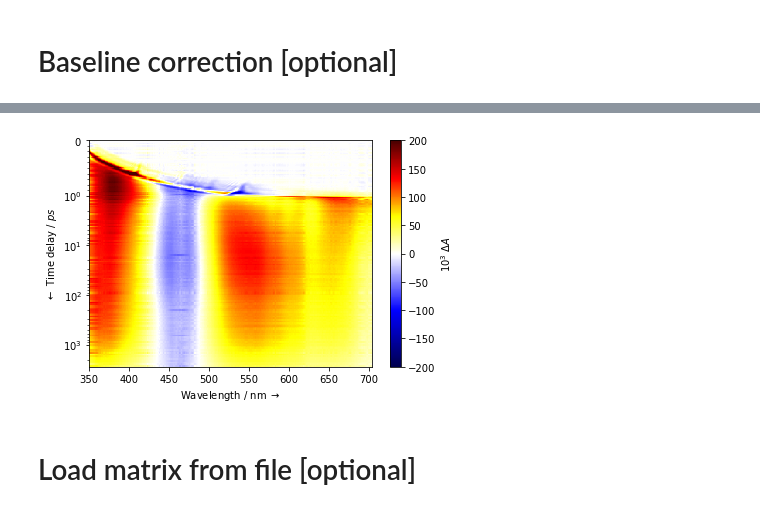
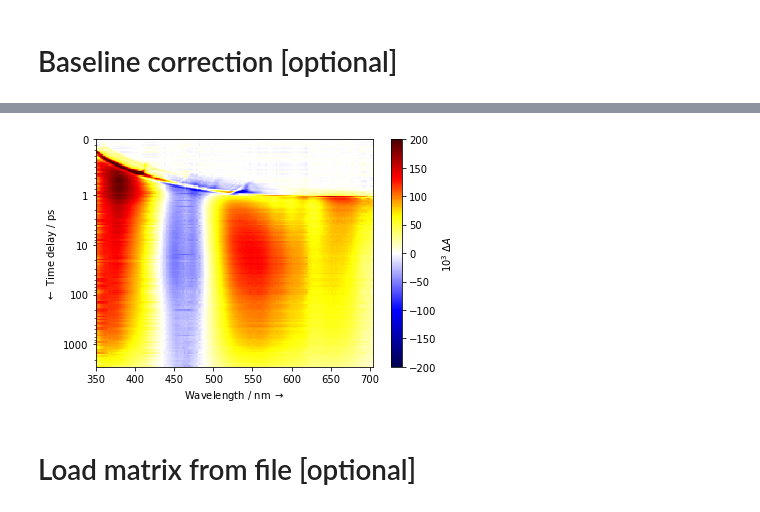
Before and after one commit to dmadea/Jupyter-Tutorials, a Jupyter notebook: Femto + LDM/Data_loader.ipynb, the cells around one changed output, grey strips where cells are left out. Cells and saved outputs as stored; diff of their text form; code cells hidden in the pictures.

```diff
--- a/Femto + LDM/Data_loader.ipynb
+++ b/Femto + LDM/Data_loader.ipynb
@@ -25,8 +21,8 @@ c:\users\dominik\appdata\local\programs\python\python37\lib\site-packages\numpy\
 
 # _dir = r'C:\Users\Dominik\Documents\MUNI\Organic Photochemistry\Projects\2019-Bilirubin project\TS\Femto\2020_01_23 ZE isomer - SVD corr'  # directory to read
 
-# _dir = r'C:\Users\dominik\Documents\GitHub Repositories\Jupyter-Tutorials\Femto + LDM\2020_07_27_FLA_AF'
-_dir = '.\\2020_07_27_FLA_AF'
+_dir = r'C:\Users\dominik\Documents\RealTimeSync\Projects\2020_07_27_FLA_AF'
+# _dir = '.\\2020_07_27_FLA_AF'
 
 
 groups = get_groups(_dir)
@@ -108,10 +109,10 @@ save_matrix(final_data, delimiter='\t', fname=fname, w0=350, w1=700)
 # %%
-final_data = baseline_corr(final_data, t0=0, t1=0.05)
+final_data_bc = baseline_corr(final_data, t0=0, t1=0.05)
 
-plot_data(final_data, D_mul_factor=1e3, symlog=True, z_lim=(-200, 200), t_lim=(0, None), w_lim=(350, None), fig_size=(6, 4),
-          cmap='diverging', t_unit='$ps$', title='', filepath=None, dpi=500, linthresh=1, linscale=1)
+plot_data(final_data_bc, D_mul_factor=1e3, symlog=True, z_lim=(-200, 200), t_lim=(0, None), w_lim=(350, None), fig_size=(6, 4),
+          cmap='diverging', title='', filepath=None, dpi=500, linthresh=1, linscale=1)
 # %% [output]
-[figure, old version]
+[figure, new version]
 # %% [markdown]
 # Load matrix from file [optional]
 # %%
```
Also changed, not shown: parts of 10 cells of this notebook, 1 other file.
